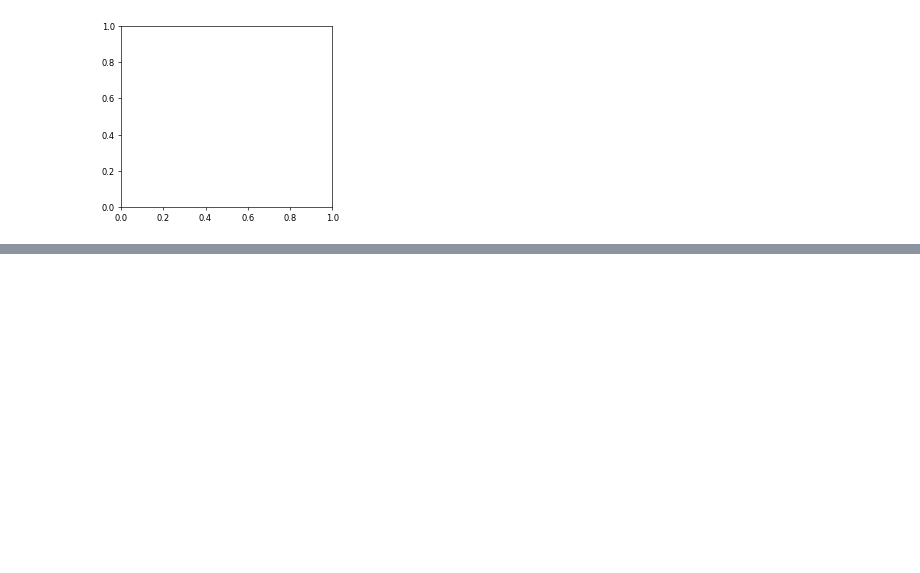
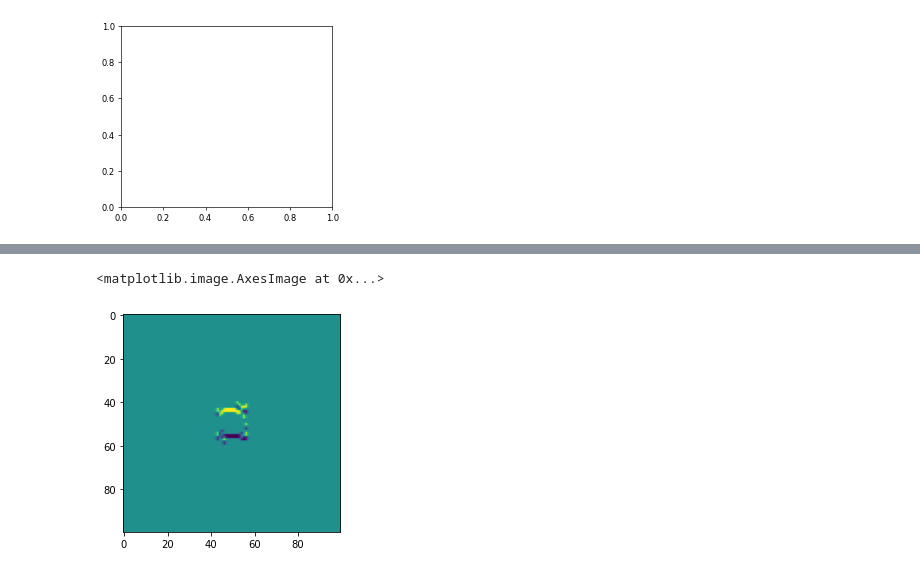
Before and after one commit to kuanrenqian/RecurrentNG, a Jupyter notebook: tensorflow_version/dataGen_for_conv2Dlstm.ipynb, the cells around one changed output, grey strips where cells are left out. Saved outputs shown, nothing was run; the diff lists cells and outputs as text; code cells hidden in the pictures; blank space fills up the shorter version.

```diff
--- a/tensorflow_version/dataGen_for_conv2Dlstm.ipynb
+++ b/tensorflow_version/dataGen_for_conv2Dlstm.ipynb
@@ -30,7 +30,7 @@ save_freq = 5000 # 0 for per10, 00 for per 100
 len_iter = int(35000/save_freq)
 ignore_iter = int(500/save_freq)
 expd_size = 400 # target domain size
-dwn = 4 # down sample ratio
+dwn = 20 # down sample ratio
 dwn_sz = int(expd_size/dwn)
 numCases = len(cases)
 
@@ -124,3 +124,8 @@ h5.close()
 [figure]
 IndexError: Index (8) out of range for (0-7)
 [figure]
+# %%
+import scipy.io
+cm = scipy.io.loadmat('cm_100.mat')["cm"][0]
+N1uNv = cm["N1uNv"][0].todense()
+N1uNv.shape
@@ -126,0 +140,7 @@ IndexError: Index (8) out of range for (0-7)
+# %%
+import numpy as np
+pp_N1uNv = N1uNv*np.reshape(pp,[100*100,1])
+plt.imshow(np.reshape(pp_N1uNv,[100,100]))
+# %% [output]
+<matplotlib.image.AxesImage at 0x...>
+[figure, added]
```
Also changed, not shown: parts of 2 cells of this notebook, 13 other files.
